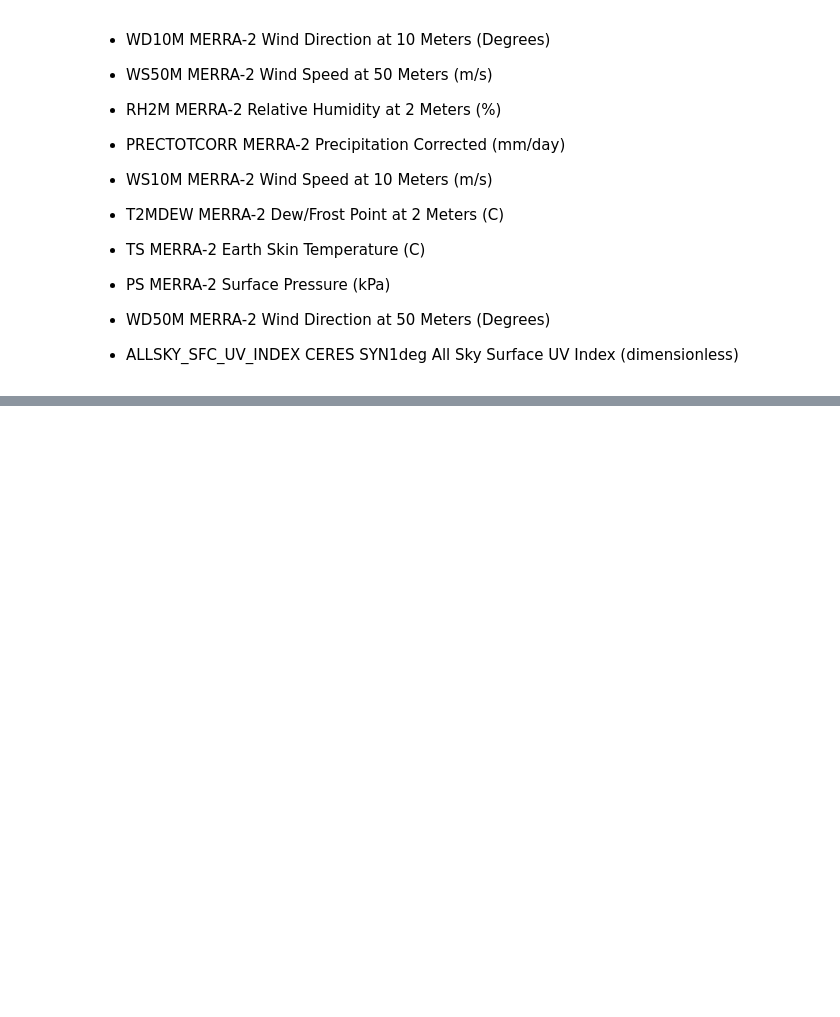
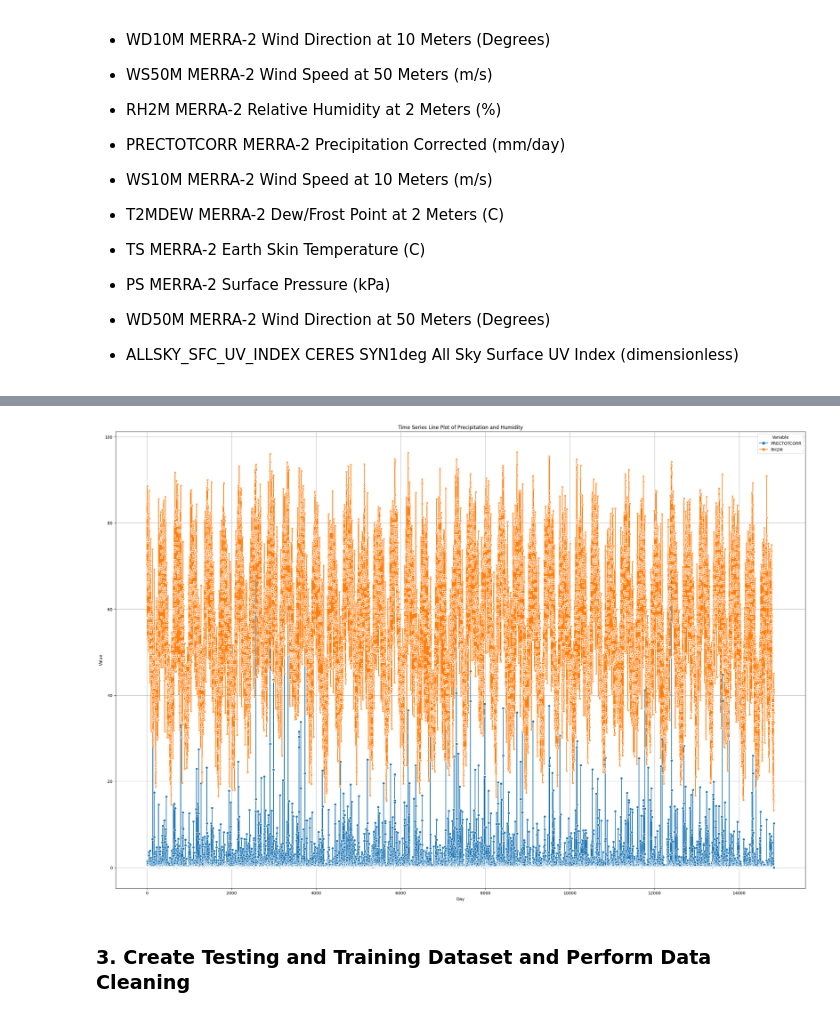
Before and after one commit to ayushtankha/TSP, a Jupyter notebook: TSP.ipynb, the cells around one changed output, grey strips where cells are left out. Drawn from its saved outputs; the diff is of its cells as text; code cells hidden in the pictures; blank space fills up the shorter version.

```diff
--- a/TSP.ipynb
+++ b/TSP.ipynb
@@ -148 +154,16 @@ Index(['YEAR', 'MO', 'DY', 'WD10M', 'WS50M', 'PS', 'WS10M', 'WD50M', 'RH2M',
       dtype='object')
+# %%
+# Lets see precipitaion vs Humidity
+
+plt.figure(figsize = (30,20)),
+sns.lineplot(data = weather_df[['PRECTOTCORR','RH2M']],markers = True, dashes = False)
+plt.title('Time Series Line Plot of Precipitation and Humidity')
+plt.xlabel('Day')
+plt.ylabel('Value')
+plt.legend(title='Variable')
+plt.grid(True)
+plt.show()
+# %% [output]
+[figure, added]
+# %% [markdown]
+### **3. Create Testing and Training Dataset and Perform Data Cleaning**
```
Also changed, not shown: parts of 43 cells of this notebook.
